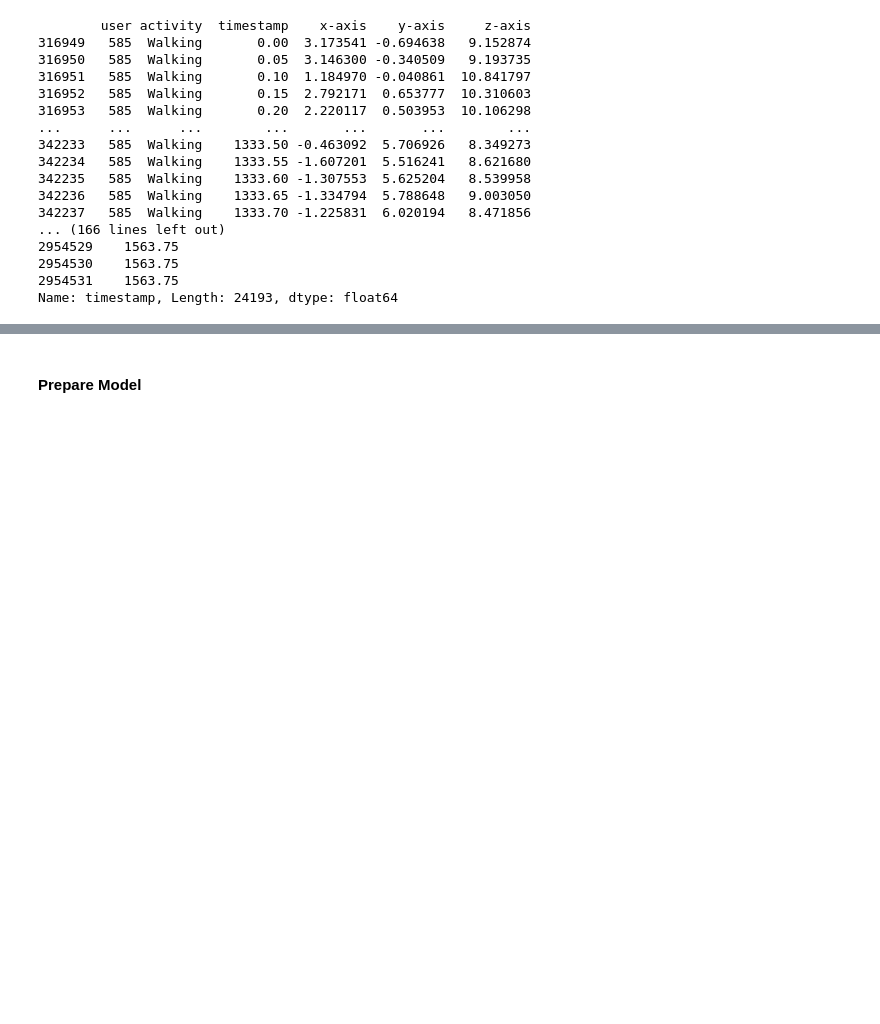
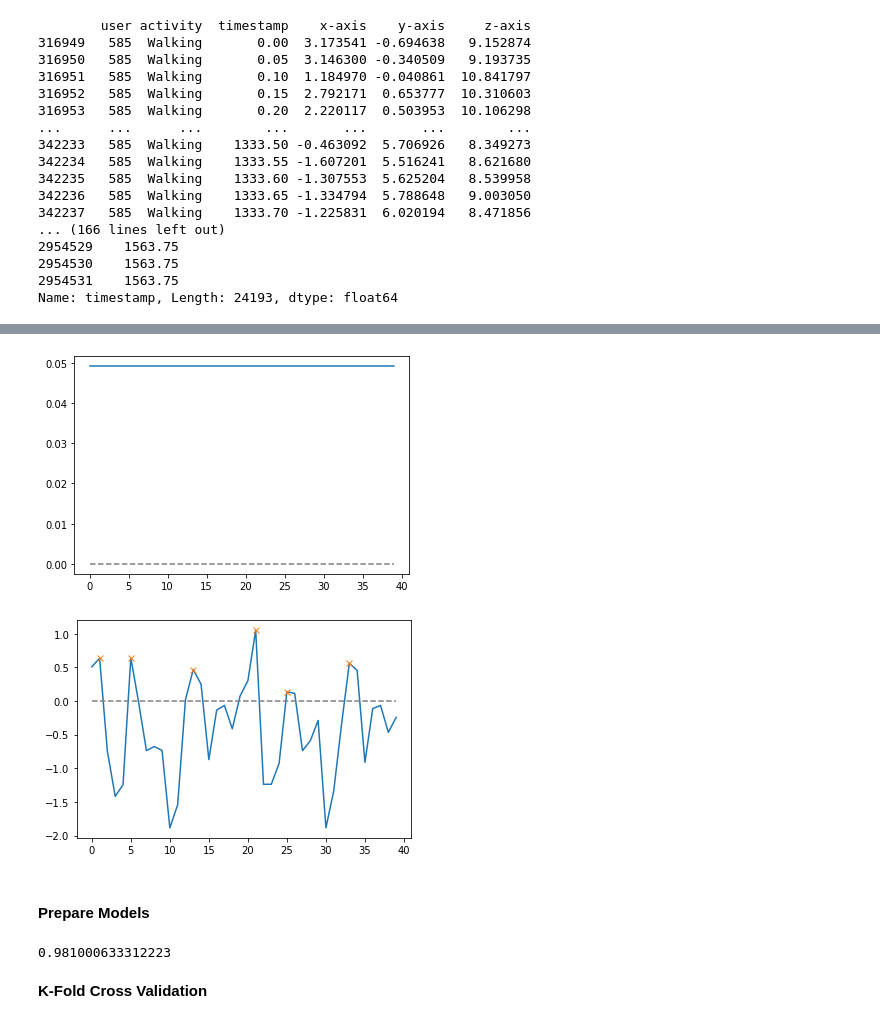
Before and after one commit to ek169/CSC_461_Final, a Jupyter notebook: Final_Project.ipynb, the cells around one changed output, grey strips where cells are left out. Drawn from its saved outputs; the diff is of its cells as text; code cells hidden in the pictures; blank space fills up the shorter version.

Commit message:
updated notebook to have full preprocessing for time domain. Began testing different models. Things are looking good.

```diff
--- a/Final_Project.ipynb
+++ b/Final_Project.ipynb
@@ -136,15 +124,16 @@ window_size = 40
 
 for user in walking_norm.user.unique():
     user_walking_data = walking_norm[walking_norm.user == user]
-    # go through ea
+
+    # go through each users walking data and transform it into
     for window_start in range(0, len(user_walking_data) - window_size, step_size):
         x = user_walking_data['x-axis'].values[window_start: window_start + window_size]
         y = user_walking_data['y-axis'].values[window_start: window_start + window_size]
         z = user_walking_data['z-axis'].values[window_start: window_start + window_size]
         new_features.append([x, y, z])
 
-        # Label for a data window is the label that appears most commonly
-        labels.append(np.full((1, window_size), user))
+        # label for a data window is just the user
+        labels.append(user)
 
 # Convert to numpy
 new_features = np.asarray(new_features, dtype=np.float32).transpose(0, 2, 1)
@@ -154,18 +139,0 @@ new_features = np.asarray(new_features, dtype=np.float32).transpose(0, 2, 1)
-# %%
-# perform feature transformations
-new_features = []
-labels = []
-
-# Slide a "SEGMENT_TIME_SIZE" wide window with a step size of "TIME_STEP"
-for i in range(0, len(data) - SEGMENT_TIME_SIZE, TIME_STEP):
-    x = data['x-axis'].values[i: i + SEGMENT_TIME_SIZE]
-    y = data['y-axis'].values[i: i + SEGMENT_TIME_SIZE]
-    z = data['z-axis'].values[i: i + SEGMENT_TIME_SIZE]
-    data_convoluted.append([x, y, z])
-
-    # Label for a data window is the label that appears most commonly
-    label = stats.mode(data['activity'][i: i + SEGMENT_TIME_SIZE])[0][0]
-    labels.append(label)
-
-# Convert to numpy
-data_convoluted = np.asarray(data_convoluted, dtype=np.float32).transpose(0, 2, 1)
@@ -171,0 +222,22 @@ data_convoluted = np.asarray(data_convoluted, dtype=np.float32).transpose(0, 2,
+# %%
+# example of there being no movement in a window
+import matplotlib.pyplot as plt
+row = new_features[-100]
+x = row[:,0]
+peaks, _ = find_peaks(x, height=0.0)
+plt.plot(x)
+plt.plot(peaks, x[peaks], "x")
+plt.plot(np.zeros_like(x), "--", color="gray")
+plt.show()
+
+# an example where there is movement in a window
+row = new_features[1500]
+x = row[:,0]
+peaks, _ = find_peaks(x, height=0.0)
+plt.plot(x)
+plt.plot(peaks, x[peaks], "x")
+plt.plot(np.zeros_like(x), "--", color="gray")
+plt.show()
+# %% [output]
+[figure, added]
+[figure, added]
@@ -172,2 +254,2 @@ data_convoluted = np.asarray(data_convoluted, dtype=np.float32).transpose(0, 2,
 # %% [markdown]
-<h4>Prepare Model</h4>
+<h4>Prepare Models</h4>
@@ -173,0 +274,12 @@ data_convoluted = np.asarray(data_convoluted, dtype=np.float32).transpose(0, 2,
+# %%
+# quickly test random forest
+from sklearn.model_selection import train_test_split
+X_train, X_test, y_train, y_test = train_test_split(
+              X, y, test_size=0.33, random_state=42)
+
+# looks like we're in business
+random_forest(X_train, y_train, X_test, y_test)
+# %% [output]
+0.981000633312223
+# %% [markdown]
+<b>K-Fold Cross Validation</b>
```
Also changed, not shown: parts of 10 cells of this notebook.
